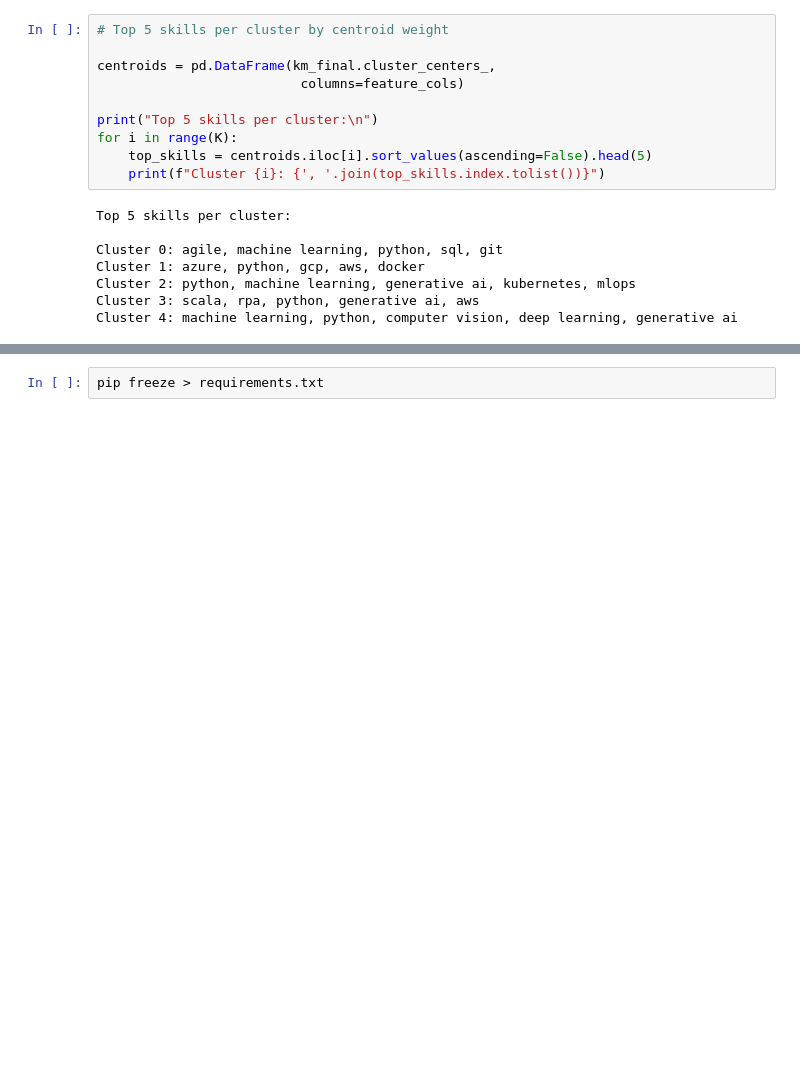
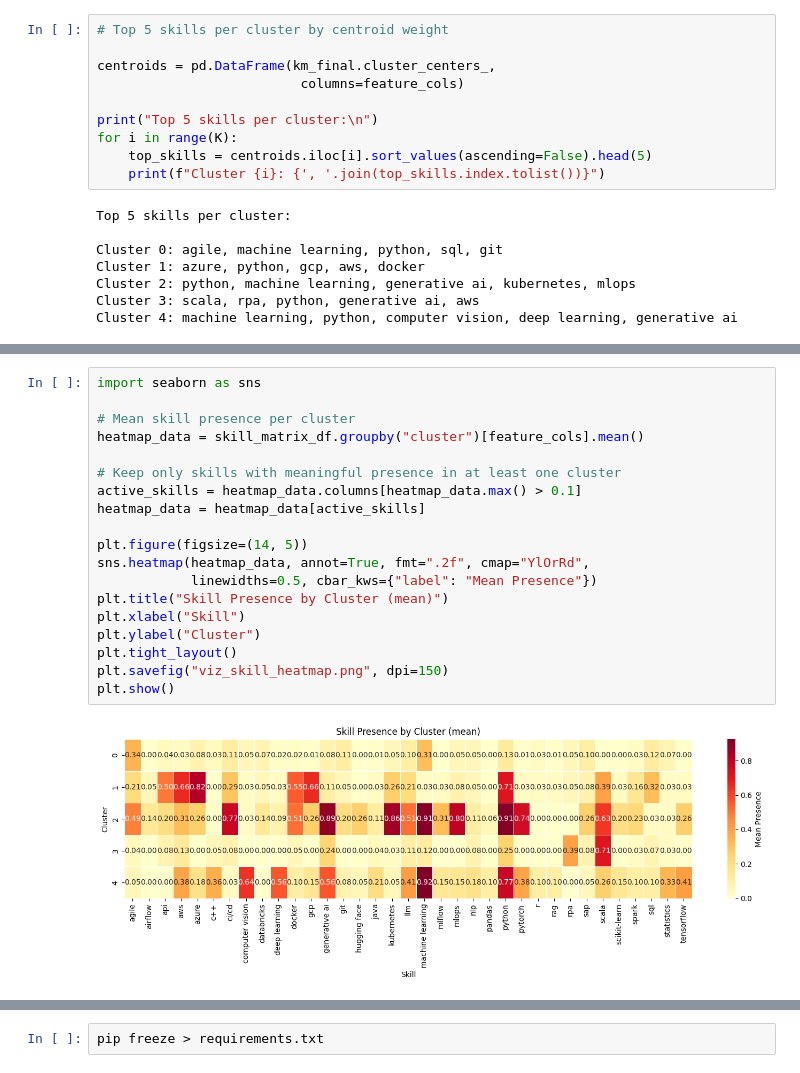
Before and after one commit to N1n4CH/applied-machine-learning, a Jupyter notebook: modeling.ipynb, the cells around one changed output, grey strips where cells are left out. Drawn from its saved outputs; the diff is of its cells as text; blank space fills up the shorter version.

```diff
--- a/modeling.ipynb
+++ b/modeling.ipynb
@@ -375,0 +447,21 @@ Cluster 4: machine learning, python, computer vision, deep learning, generative
+# %%
+import seaborn as sns
+
+# Mean skill presence per cluster
+heatmap_data = skill_matrix_df.groupby("cluster")[feature_cols].mean()
+
+# Keep only skills with meaningful presence in at least one cluster
+active_skills = heatmap_data.columns[heatmap_data.max() > 0.1]
+heatmap_data = heatmap_data[active_skills]
+
+plt.figure(figsize=(14, 5))
+sns.heatmap(heatmap_data, annot=True, fmt=".2f", cmap="YlOrRd",
+            linewidths=0.5, cbar_kws={"label": "Mean Presence"})
+plt.title("Skill Presence by Cluster (mean)")
+plt.xlabel("Skill")
+plt.ylabel("Cluster")
+plt.tight_layout()
+plt.savefig("viz_skill_heatmap.png", dpi=150)
+plt.show()
+# %% [output]
+[figure, added]
```
Also changed, not shown: parts of 8 cells of this notebook, 3 other files.
